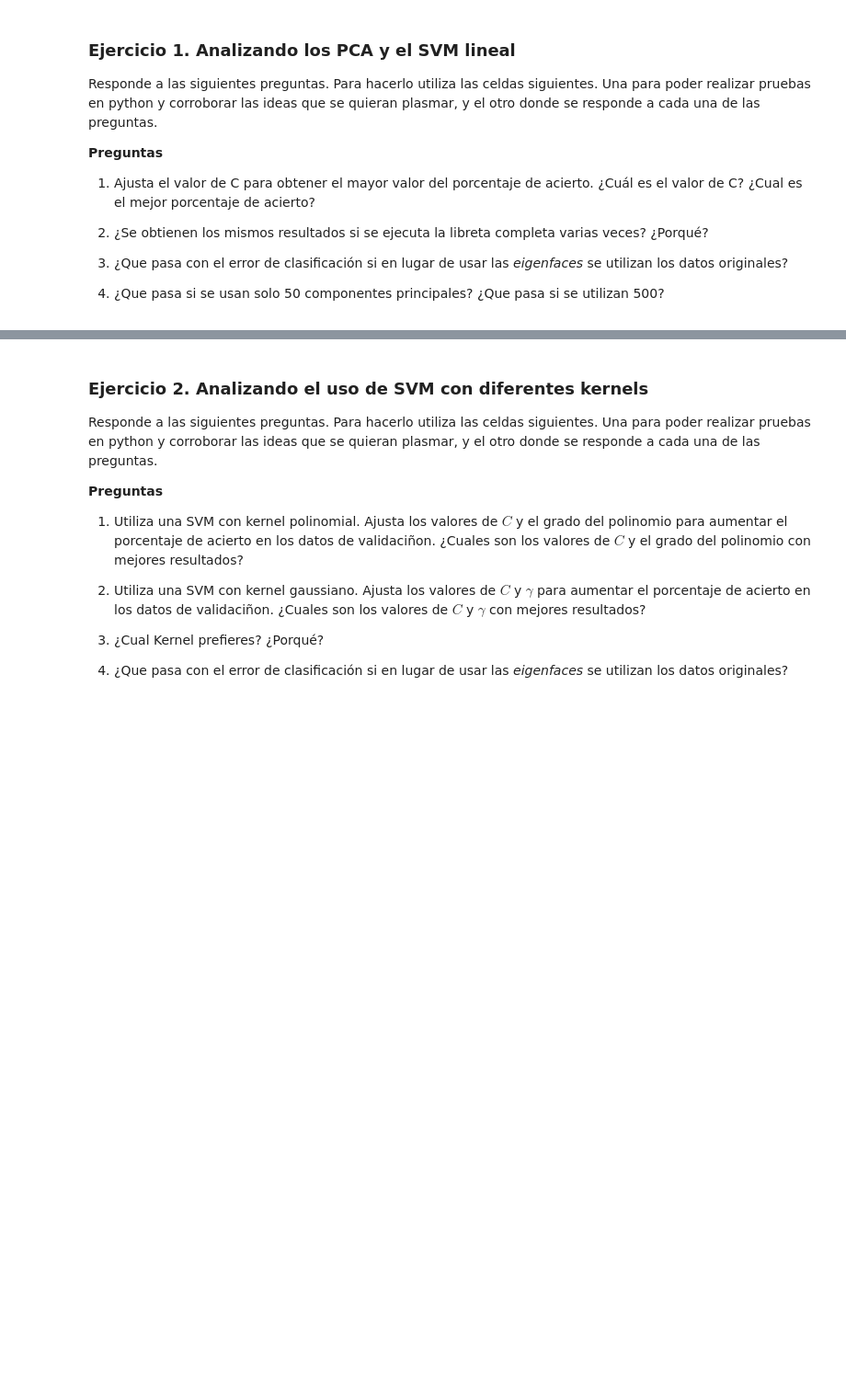
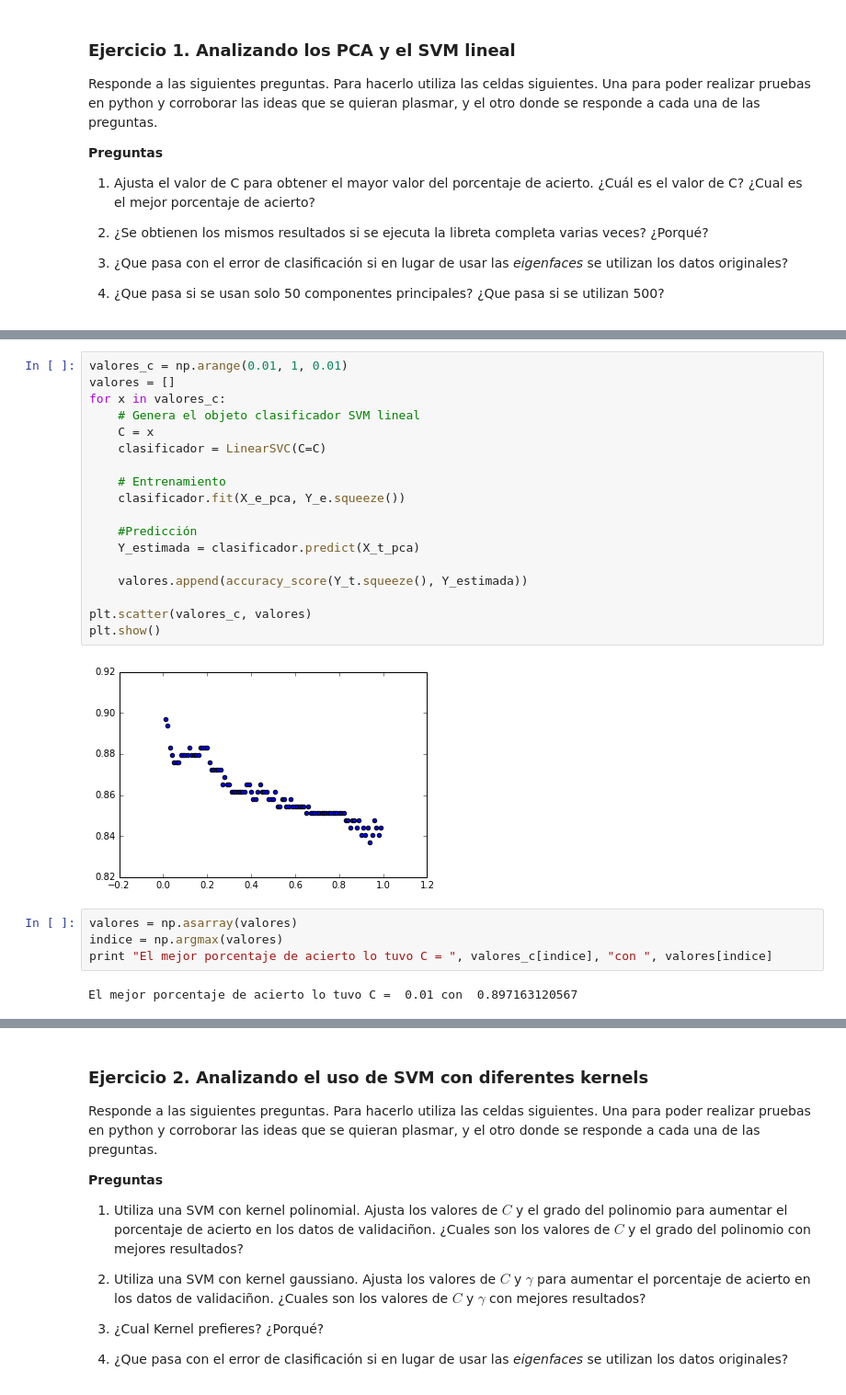
Before and after one commit to cursoRdP-unison/svm, a Jupyter notebook: SVM_rostros.ipynb, the cells around one changed output, grey strips where cells are left out. Shown: that part at 92% size. Drawn from its saved outputs; the diff is of its cells as text; blank space fills up the shorter version.

```diff
--- a/SVM_rostros.ipynb
+++ b/SVM_rostros.ipynb
@@ -279,0 +364,26 @@ Responde a las siguientes preguntas. Para hacerlo utiliza las celdas siguientes.
+# %%
+valores_c = np.arange(0.01, 1, 0.01)
+valores = []
+for x in valores_c:
+    # Genera el objeto clasificador SVM lineal
+    C = x
+    clasificador = LinearSVC(C=C)
+
+    # Entrenamiento
+    clasificador.fit(X_e_pca, Y_e.squeeze())
+
+    #Predicción
+    Y_estimada = clasificador.predict(X_t_pca)
+
+    valores.append(accuracy_score(Y_t.squeeze(), Y_estimada))
+
+plt.scatter(valores_c, valores)
+plt.show()
+# %% [output]
+[figure, added]
+# %%
+valores = np.asarray(valores)
+indice = np.argmax(valores)
+print "El mejor porcentaje de acierto lo tuvo C = ", valores_c[indice], "con ", valores[indice]
+# %% [output]
+El mejor porcentaje de acierto lo tuvo C =  0.01 con  0.897163120567
```
Also changed, not shown: parts of 80 cells of this notebook.
